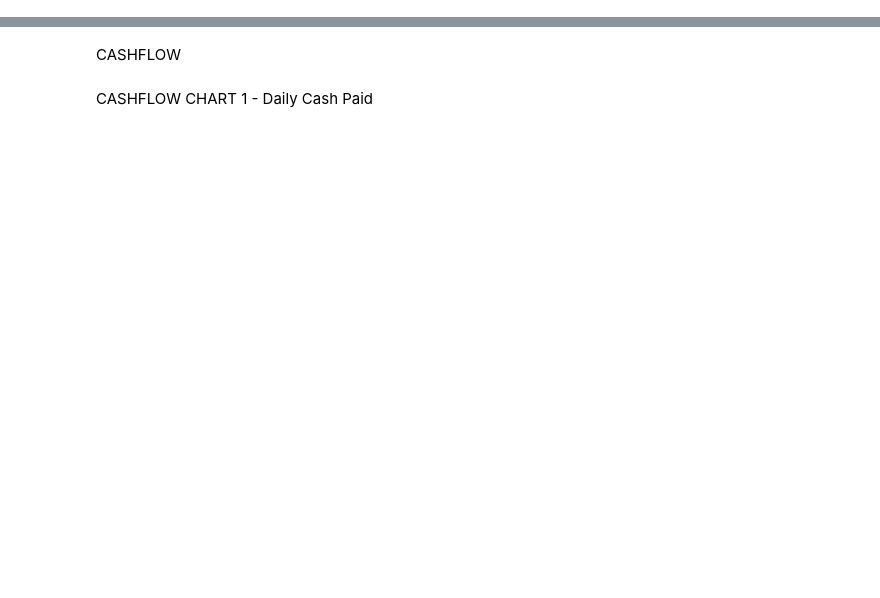
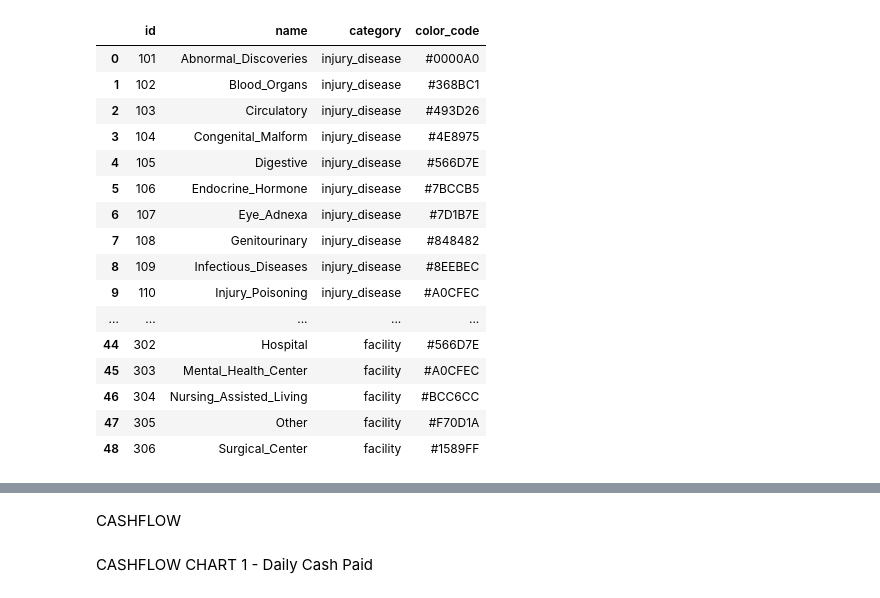
Before and after one commit to K0modo/dash_website, a Jupyter notebook: jupyter_nb/test_notebook.ipynb, the cells around one changed output, grey strips where cells are left out. Drawn from its saved outputs; the diff is of its cells as text; code cells hidden in the pictures; blank space fills up the shorter version.

```diff
--- a/jupyter_nb/test_notebook.ipynb
+++ b/jupyter_nb/test_notebook.ipynb
@@ -24,0 +43,12 @@ db.init_app(app)
+# %%
+# https://stackoverflow.com/questions/76568476/how-to-load-a-pandas-dataframe-from-orm-sqlalchemy-from-an-existing-database
+
+with app.app_context():
+    con_df = pd.read_sql_table('v_consolidated_codes', con=db.engine,)
+    per_sum = pd.read_sql_table('v_period_summary', con=db.engine)
+    specialty = pd.read_sql_table('t_specialty', con=db.engine)
+    injury = pd.read_sql_table('t_injury_disease', con=db.engine)
+    facility = pd.read_sql_table('t_facility', con=db.engine)
+
+con_df.rename(columns={'charge_trans_date': 'date'}, inplace=True)
+con_df.info()
@@ -24,0 +209,21 @@ db.init_app(app)
+# %%
+categories = pd.concat([injury, specialty, facility], ignore_index=True)
+categories
+# %% [output]
+|  | id | name | category | color_code |
+| 0 | 101 | Abnormal_Discoveries | injury_disease | #0000A0 |
+| 1 | 102 | Blood_Organs | injury_disease | #368BC1 |
+| 2 | 103 | Circulatory | injury_disease | #493D26 |
+| 3 | 104 | Congenital_Malform | injury_disease | #4E8975 |
+| 4 | 105 | Digestive | injury_disease | #566D7E |
+| 5 | 106 | Endocrine_Hormone | injury_disease | #7BCCB5 |
+| 6 | 107 | Eye_Adnexa | injury_disease | #7D1B7E |
+| 7 | 108 | Genitourinary | injury_disease | #848482 |
+| 8 | 109 | Infectious_Diseases | injury_disease | #8EEBEC |
+| 9 | 110 | Injury_Poisoning | injury_disease | #A0CFEC |
+| ... | ... | ... | ... | ... |
+| 44 | 302 | Hospital | facility | #566D7E |
+| 45 | 303 | Mental_Health_Center | facility | #A0CFEC |
+| 46 | 304 | Nursing_Assisted_Living | facility | #BCC6CC |
+| 47 | 305 | Other | facility | #F70D1A |
+| 48 | 306 | Surgical_Center | facility | #1589FF |
```
Also changed, not shown: parts of 55 cells of this notebook, 18 other files.
